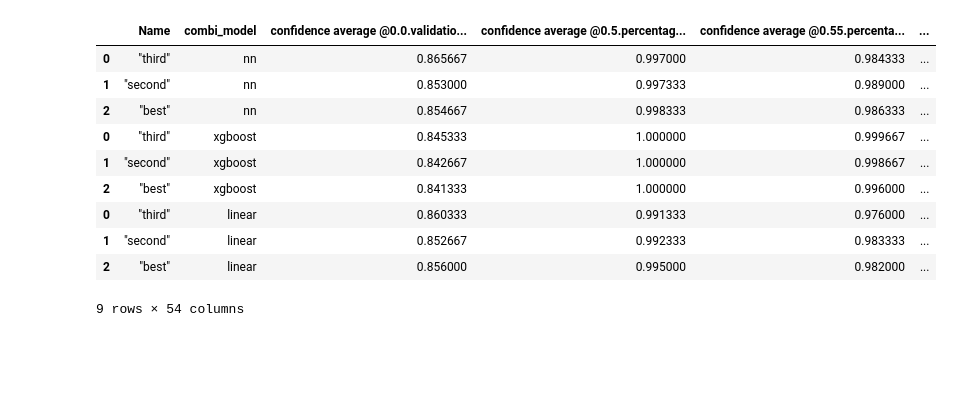
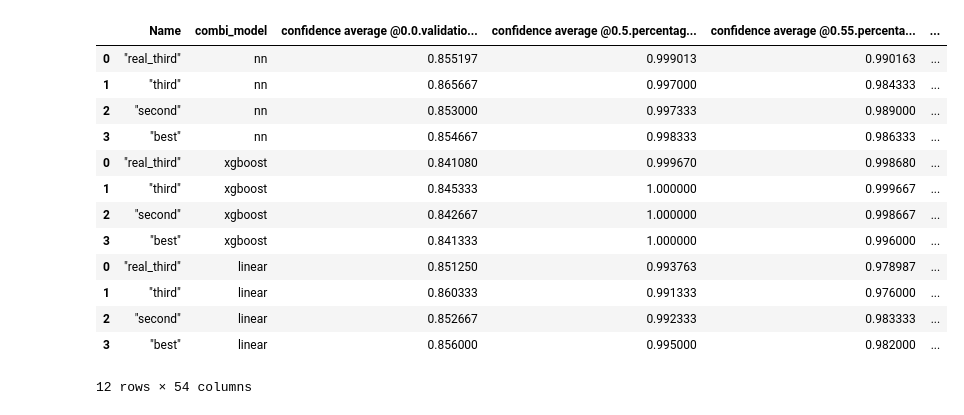
Before and after one commit to awiedenroth/MasterThesisExperiments, a Jupyter notebook: Analyse/Oesch16_nur.ipynb, the cells around one changed output. Drawn from its saved outputs; the diff is of its cells as text; code cells hidden in the pictures; blank space fills up the shorter version.

```diff
--- a/Analyse/Oesch16_nur.ipynb
+++ b/Analyse/Oesch16_nur.ipynb
@@ -10,26 +10,29 @@ import matplotlib
 # %%
 df1 = pd.read_csv("./oesch16_nur/nn.csv",  sep = ",")
 df2 = pd.read_csv("./oesch16_nur/xgb.csv",  sep = ",")
 df3 = pd.read_csv("./oesch16_nur/linear.csv",  sep = ",")
 df = pd.concat([df1, df2, df3])
 df= df.rename(columns={'combi average.combi validation accuracy': 'confidence average @0.0.validation accuracy @0.0: '})
 df['confidence average @0.0.percentage labelled @0.0: '] = [1.0, 1.0, 1.0, 1.0, 1.0, 1.0, 1.0, 1.0, 1.0, 1.0, 1.0, 1.0]
 #df = df[df.combi_model=="nn"]
 #df = df[df.combi_model=="xgboost"]
 #df = df[df.combi_model=="linear"]
-df.head(10)
+df.head(12)
 # %% [output]
 |  | Name | combi_model | confidence average @0.0.validatio... | confidence average @0.5.percentag... | confidence average @0.55.percenta... | ... |
-| 0 | "third" | nn | 0.865667 | 0.997000 | 0.984333 | ... |
-| 1 | "second" | nn | 0.853000 | 0.997333 | 0.989000 | ... |
-| 2 | "best" | nn | 0.854667 | 0.998333 | 0.986333 | ... |
-| 0 | "third" | xgboost | 0.845333 | 1.000000 | 0.999667 | ... |
-| 1 | "second" | xgboost | 0.842667 | 1.000000 | 0.998667 | ... |
-| 2 | "best" | xgboost | 0.841333 | 1.000000 | 0.996000 | ... |
-| 0 | "third" | linear | 0.860333 | 0.991333 | 0.976000 | ... |
-| 1 | "second" | linear | 0.852667 | 0.992333 | 0.983333 | ... |
-| 2 | "best" | linear | 0.856000 | 0.995000 | 0.982000 | ... |
+| 0 | "real_third" | nn | 0.855197 | 0.999013 | 0.990163 | ... |
+| 1 | "third" | nn | 0.865667 | 0.997000 | 0.984333 | ... |
+| 2 | "second" | nn | 0.853000 | 0.997333 | 0.989000 | ... |
+| 3 | "best" | nn | 0.854667 | 0.998333 | 0.986333 | ... |
+| 0 | "real_third" | xgboost | 0.841080 | 0.999670 | 0.998680 | ... |
+| 1 | "third" | xgboost | 0.845333 | 1.000000 | 0.999667 | ... |
+| 2 | "second" | xgboost | 0.842667 | 1.000000 | 0.998667 | ... |
+| 3 | "best" | xgboost | 0.841333 | 1.000000 | 0.996000 | ... |
+| 0 | "real_third" | linear | 0.851250 | 0.993763 | 0.978987 | ... |
+| 1 | "third" | linear | 0.860333 | 0.991333 | 0.976000 | ... |
+| 2 | "second" | linear | 0.852667 | 0.992333 | 0.983333 | ... |
+| 3 | "best" | linear | 0.856000 | 0.995000 | 0.982000 | ... |
-9 rows × 54 columns
+12 rows × 54 columns
 # %%
 df1 = pd.read_csv("./oesch16_nur/nn.csv",  sep = ",")
 df2 = pd.read_csv("./oesch16_nur/xgb.csv",  sep = ",")
```
Also changed, not shown: parts of 2 cells of this notebook, 5 other files.
